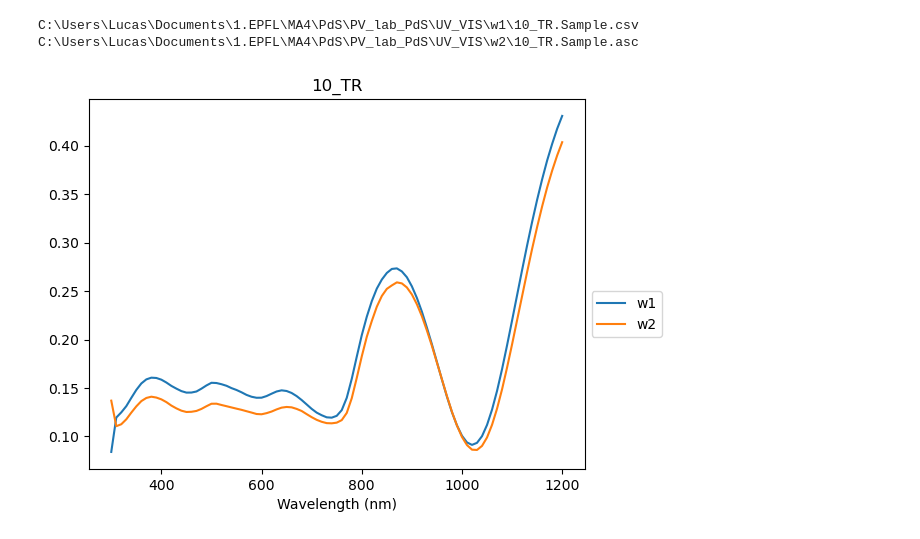
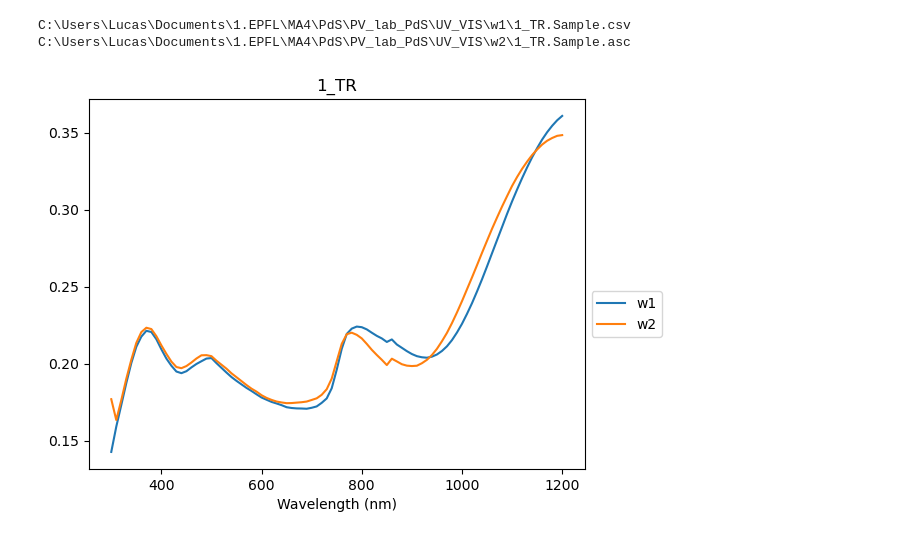
Before and after one commit to LuLuEhret/PV_lab_PdS, a Jupyter notebook: plot_uv.ipynb, the cells around one changed output. Saved outputs shown, nothing was run; the diff lists cells and outputs as text; code cells hidden in the pictures.

```diff
--- a/plot_uv.ipynb
+++ b/plot_uv.ipynb
@@ -19,35 +19,35 @@ def pre_treat_asc(df):
     df['intensity'] = df['intensity']/100
     return df
 # %%
-file_2 = "10_TR"
+file_2 = "1_TR"
 #for each folder in the UV_VIS folder, do the following:
 #1. read the file the has file_2 in the name
 #2. plot the data
 
 # Path: plot_uv.ipynb
 
 import os
 import glob
 
 path = "C:\\Users\\Lucas\\Documents\\1.EPFL\\MA4\\PdS\\PV_lab_PdS\\UV_VIS"
 folders = os.listdir(path)
 
 for folder in folders:
     files = glob.glob(path + "\\" + folder + "\\" + file_2 + "*")
     for file in files:
         print(file)
         df = pre_treat_asc(read_data(file))
         plt.plot(df['wavelength'], df['intensity'])
 
 #add the legend to the left
 plt.legend(folders, loc='upper left', bbox_to_anchor=(1, 0.5));
 
 #add the labels to the axes
 plt.xlabel('Wavelength (nm)');
 
 #add a title to the plot with the name of the file
 plt.title(file_2);
 # %% [output]
-C:\Users\Lucas\Documents\1.EPFL\MA4\PdS\PV_lab_PdS\UV_VIS\w1\10_TR.Sample.csv
-C:\Users\Lucas\Documents\1.EPFL\MA4\PdS\PV_lab_PdS\UV_VIS\w2\10_TR.Sample.asc
+C:\Users\Lucas\Documents\1.EPFL\MA4\PdS\PV_lab_PdS\UV_VIS\w1\1_TR.Sample.csv
+C:\Users\Lucas\Documents\1.EPFL\MA4\PdS\PV_lab_PdS\UV_VIS\w2\1_TR.Sample.asc
-[figure, old version]
+[figure, new version]
```
Also changed, not shown: parts of 1 cell of this notebook, 3 other files.
